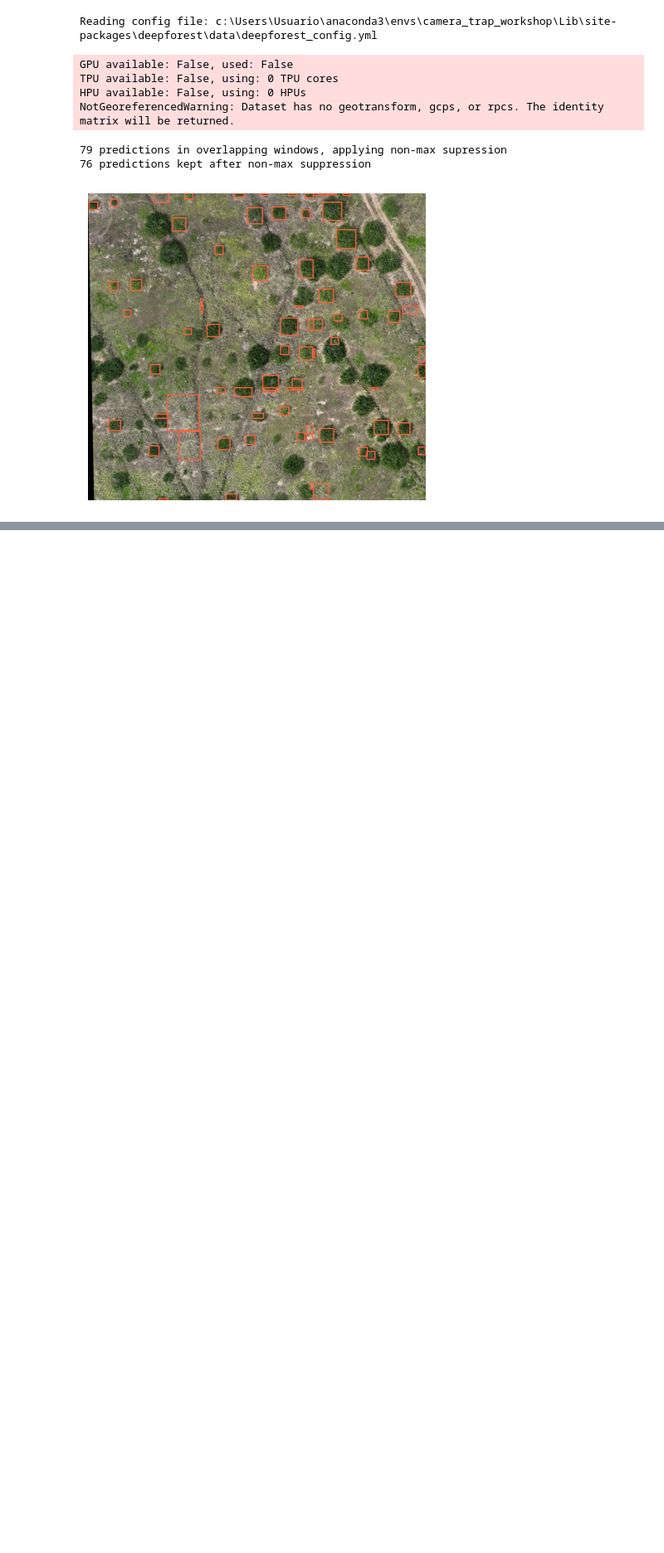
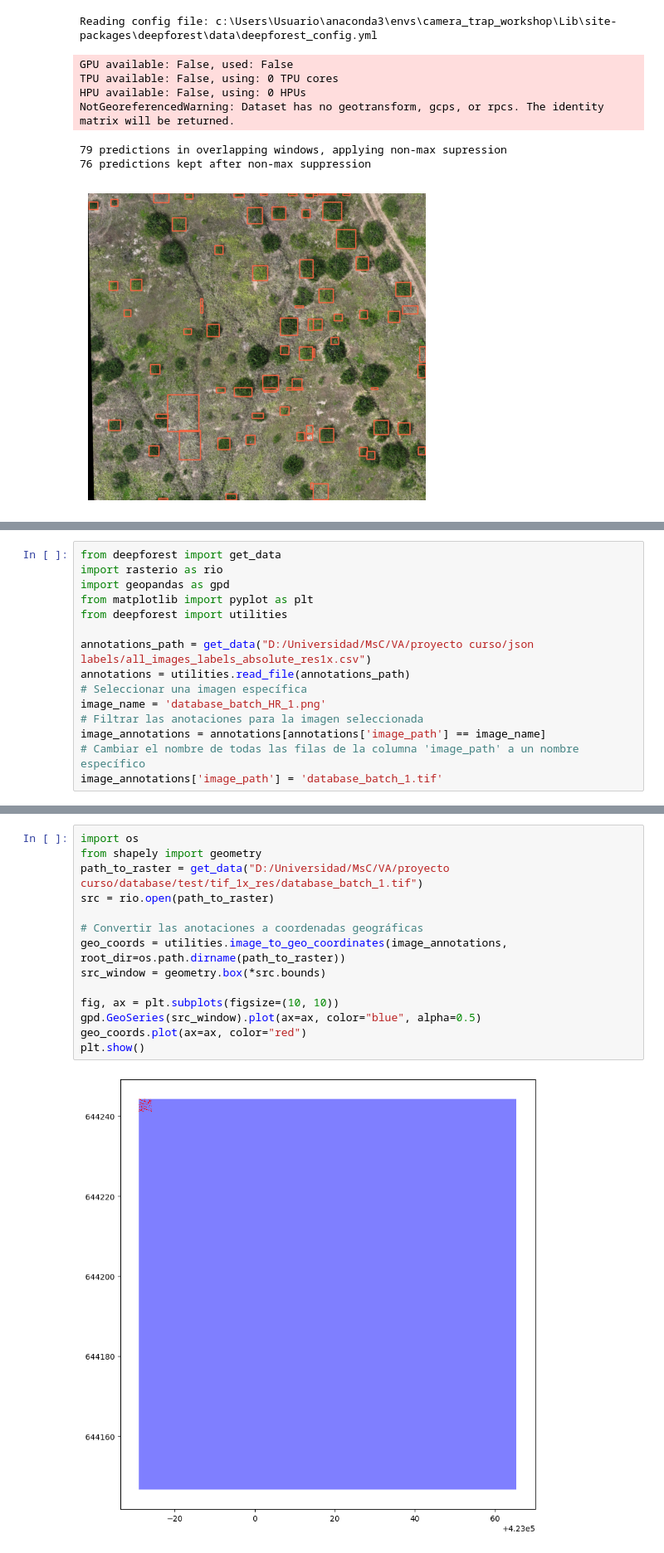
Before and after one commit to maraosoc/citrus3-detector, a Jupyter notebook: notebooks/DeepForest.ipynb, the cells around one changed output, grey strips where cells are left out. Shown: that part at 83% size. Drawn from its saved outputs; the diff is of its cells as text; blank space fills up the shorter version.

Commit message:
Se modifica deepForest y Labelling
En Labeling se agrega una función para convertir Json a csv
En DeepForest se intenta exportar csv a coordenadas geograficas

```diff
--- a/notebooks/DeepForest.ipynb
+++ b/notebooks/DeepForest.ipynb
@@ -36,0 +39,15 @@ NotGeoreferencedWarning: Dataset has no geotransform, gcps, or rpcs. The identit
+# %%
+from deepforest import get_data
+import rasterio as rio
+import geopandas as gpd
+from matplotlib import pyplot as plt
+from deepforest import utilities
+
+annotations_path = get_data("D:/Universidad/MsC/VA/proyecto curso/json labels/all_images_labels_absolute_res1x.csv")
+annotations = utilities.read_file(annotations_path)
+# Seleccionar una imagen específica
+image_name = 'database_batch_HR_1.png'
+# Filtrar las anotaciones para la imagen seleccionada
+image_annotations = annotations[annotations['image_path'] == image_name]
+# Cambiar el nombre de todas las filas de la columna 'image_path' a un nombre específico
+image_annotations['image_path'] = 'database_batch_1.tif'
@@ -36,0 +60,16 @@ NotGeoreferencedWarning: Dataset has no geotransform, gcps, or rpcs. The identit
+# %%
+import os
+from shapely import geometry
+path_to_raster = get_data("D:/Universidad/MsC/VA/proyecto curso/database/test/tif_1x_res/database_batch_1.tif")
+src = rio.open(path_to_raster)
+
+# Convertir las anotaciones a coordenadas geográficas
+geo_coords = utilities.image_to_geo_coordinates(image_annotations, root_dir=os.path.dirname(path_to_raster))
+src_window = geometry.box(*src.bounds)
+
+fig, ax = plt.subplots(figsize=(10, 10))
+gpd.GeoSeries(src_window).plot(ax=ax, color="blue", alpha=0.5)
+geo_coords.plot(ax=ax, color="red")
+plt.show()
+# %% [output]
+[figure, added]
```
Also changed, not shown: parts of 2 cells of this notebook, 1 other file.
